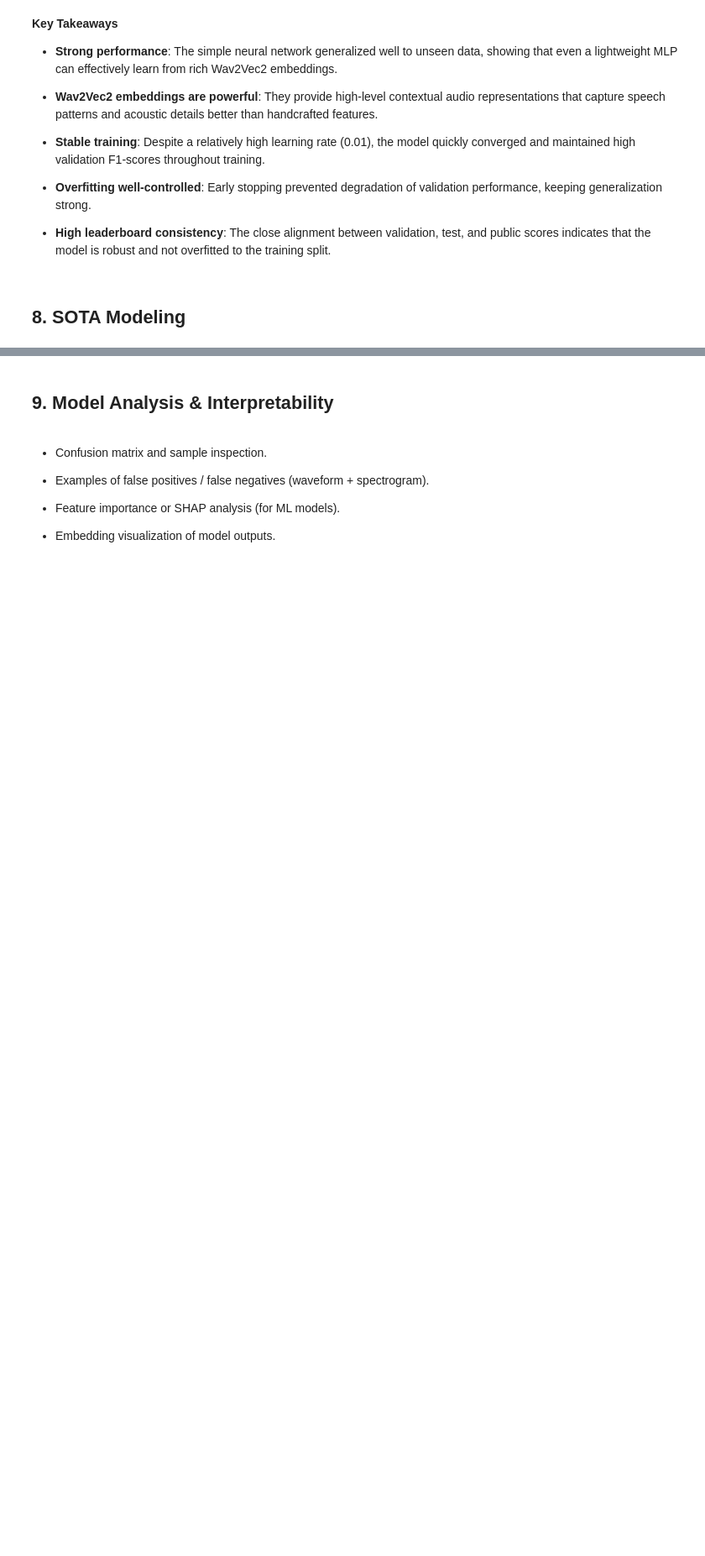
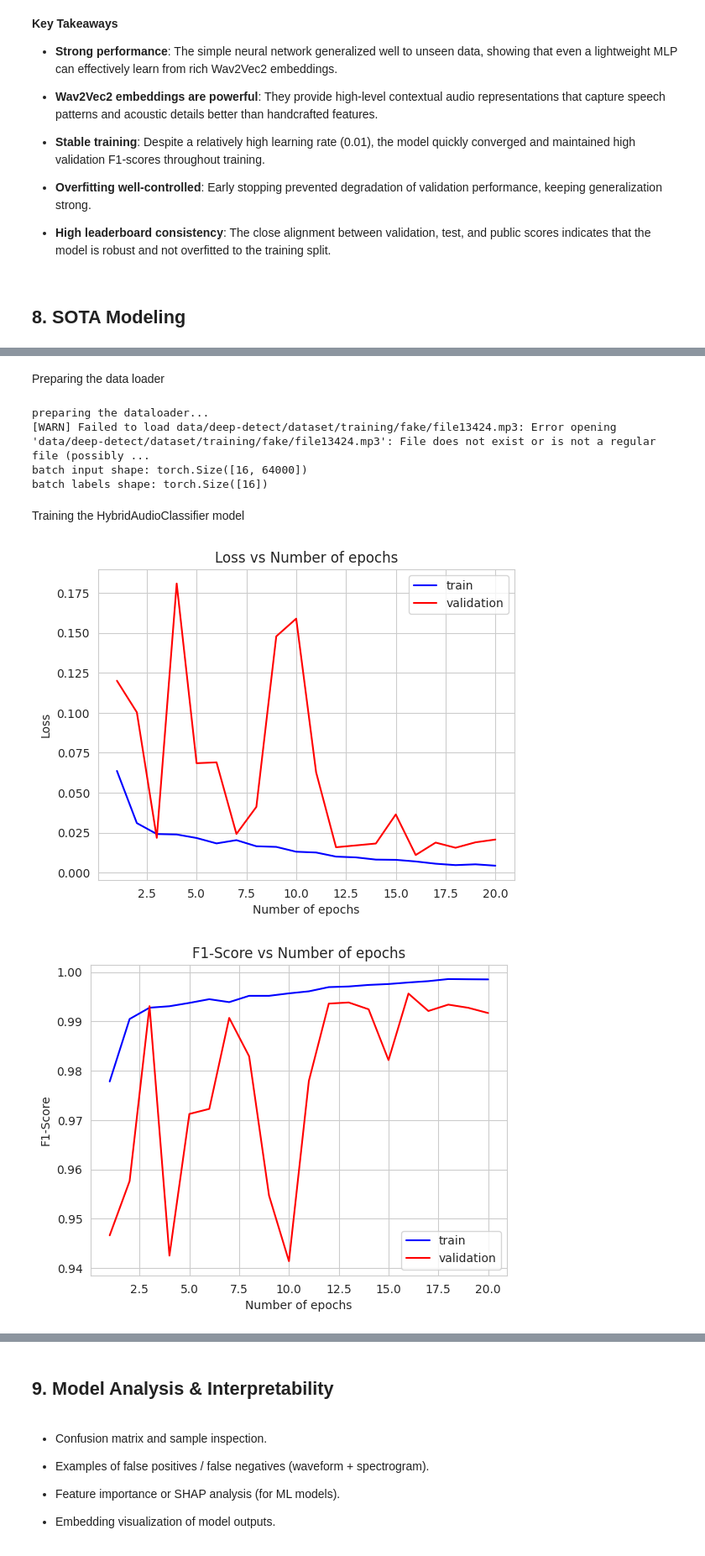
Before and after one commit to Ardacandra/deepdetect_audio_deepfake_detection_challenge, a Jupyter notebook: nb_final_submission_draft.ipynb, the cells around one changed output, grey strips where cells are left out. Shown at 84% size. Cells and saved outputs as stored; diff of their text form; code cells hidden in the pictures; blank space fills up the shorter version.

Commit message:
add hybrid audio classifier section

```diff
--- a/nb_final_submission_draft.ipynb
+++ b/nb_final_submission_draft.ipynb
@@ -1396,0 +1783,25 @@ The model achieved an excellent F1-score of 0.9835 on the test set and 0.9964 on
+# %% [markdown]
+Preparing the data loader
+# %%
+print(f"preparing the dataloader...")
+
+train_ds = AudioFolderDataset(os.path.join(DATA_PATH, "training/"))
+test_ds = AudioFolderDataset(os.path.join(DATA_PATH, "testing/"))
+holdout_ds = AudioFolderDataset(os.path.join(DATA_PATH, "holdout/"))
+
+train_loader = DataLoader(train_ds, batch_size=BATCH_SIZE, shuffle=True, num_workers=4)
+test_loader = DataLoader(test_ds, batch_size=BATCH_SIZE, shuffle=False, num_workers=4)
+holdout_loader = DataLoader(holdout_ds, batch_size=BATCH_SIZE, shuffle=False, num_workers=4)
+
+# Inspect one batch
+for X, y, path in train_loader:
+    print(f"batch input shape: {X.shape}")
+    print(f"batch labels shape: {y.shape}")
+    break
+# %% [output]
+preparing the dataloader...
+[WARN] Failed to load data/deep-detect/dataset/training/fake/file13424.mp3: Error opening 'data/deep-detect/dataset/training/fake/file13424.mp3': File does not exist or is not a regular file (possibly ...
+batch input shape: torch.Size([16, 64000])
+batch labels shape: torch.Size([16])
+# %% [markdown]
+Training the HybridAudioClassifier model
@@ -1396,0 +1900,28 @@ The model achieved an excellent F1-score of 0.9835 on the test set and 0.9964 on
+# %%
+df_train_history = pd.read_csv("output/train_history/hybrid_audio_classifier__cross_entropy__adamw__lr_0_0001__epochs_20__bs_16_train_history.csv")
+
+train_losses = df_train_history['train_losses']
+train_f1s = df_train_history['train_f1s']
+val_losses = df_train_history['val_losses']
+val_f1s = df_train_history['val_f1s']
+
+#plotting training results
+
+plt.plot(range(1, len(train_losses)+1), train_losses, 'b')
+plt.plot(range(1, len(val_losses)+1), val_losses, 'r')
+plt.xlabel("Number of epochs")
+plt.ylabel("Loss")
+plt.title("Loss vs Number of epochs")
+plt.legend(['train', 'validation'])
+plt.show()
+
+plt.plot(range(1, len(train_f1s)+1), train_f1s, 'b')
+plt.plot(range(1, len(val_f1s)+1), val_f1s, 'r')
+plt.xlabel("Number of epochs")
+plt.ylabel("F1-Score")
+plt.title("F1-Score vs Number of epochs")
+plt.legend(['train', 'validation'])
+plt.show()
+# %% [output]
+[figure, added]
+[figure, added]
```
Also changed, not shown: parts of 16 cells of this notebook.
